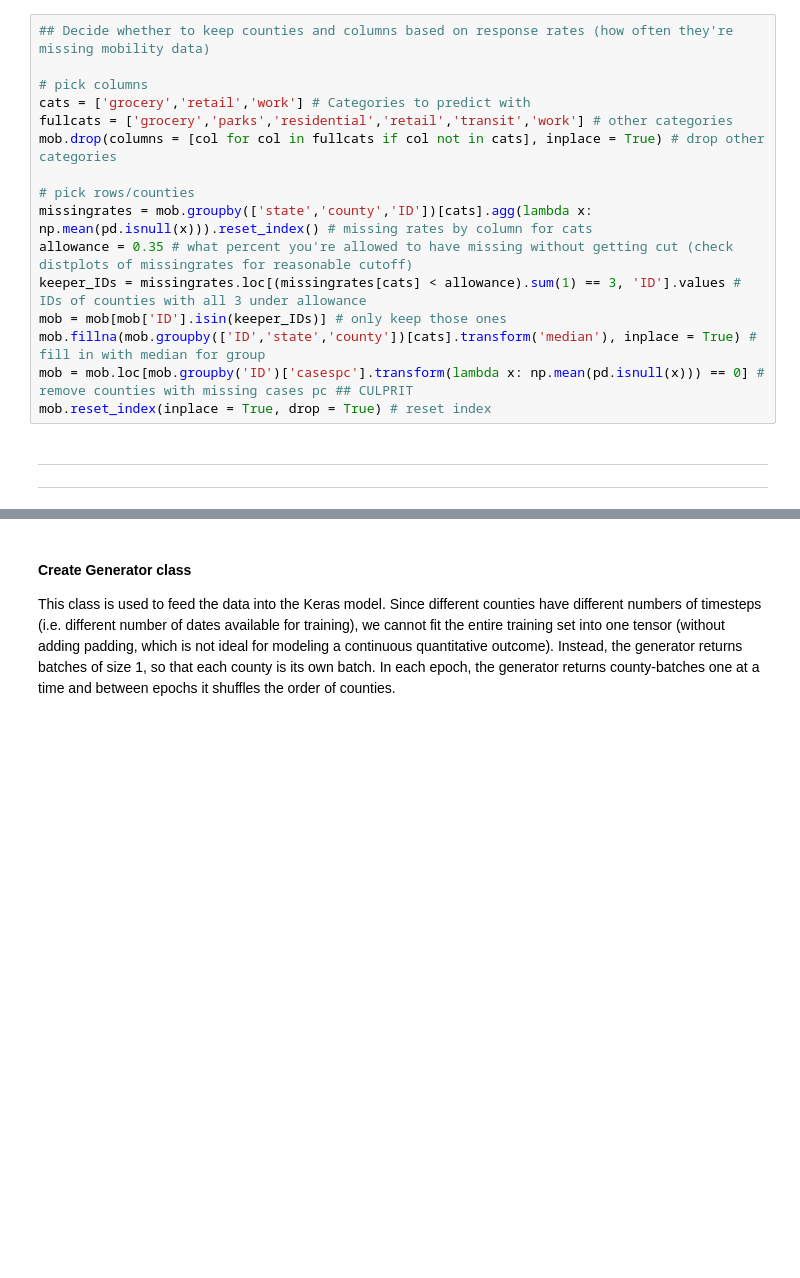
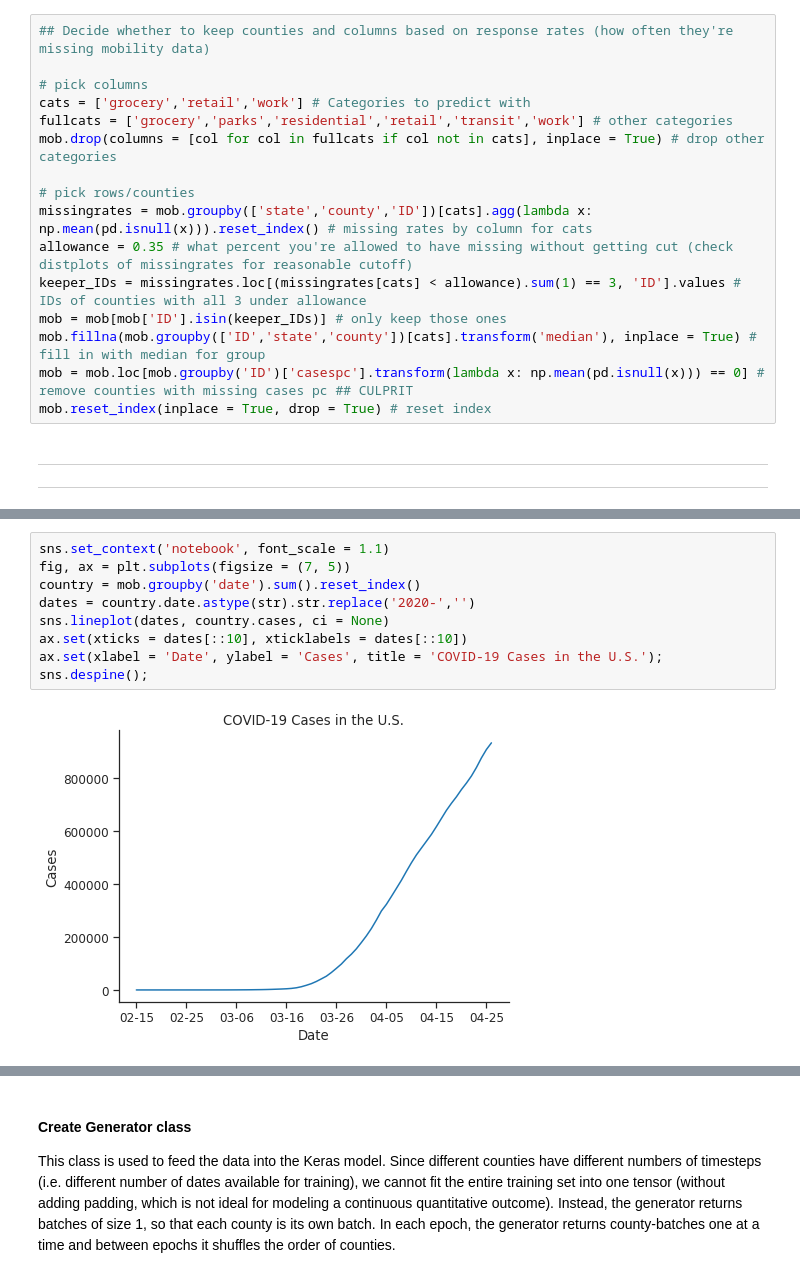
Before and after one commit to dafriedman97/COVID19_forecasts, a Jupyter notebook: Dynamic.ipynb, the cells around one changed output, grey strips where cells are left out. Drawn from its saved outputs; the diff is of its cells as text; blank space fills up the shorter version.

```diff
--- a/Dynamic.ipynb
+++ b/Dynamic.ipynb
@@ -185,0 +171,11 @@ ____
+# %%
+sns.set_context('notebook', font_scale = 1.1)
+fig, ax = plt.subplots(figsize = (7, 5))
+country = mob.groupby('date').sum().reset_index()
+dates = country.date.astype(str).str.replace('2020-','')
+sns.lineplot(dates, country.cases, ci = None)
+ax.set(xticks = dates[::10], xticklabels = dates[::10])
+ax.set(xlabel = 'Date', ylabel = 'Cases', title = 'COVID-19 Cases in the U.S.');
+sns.despine();
+# %% [output]
+[figure, added]
```
Also changed, not shown: parts of 10 cells of this notebook, 2 other files.
